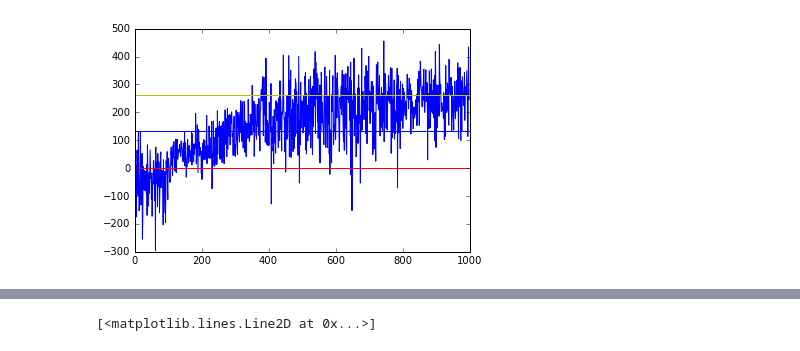
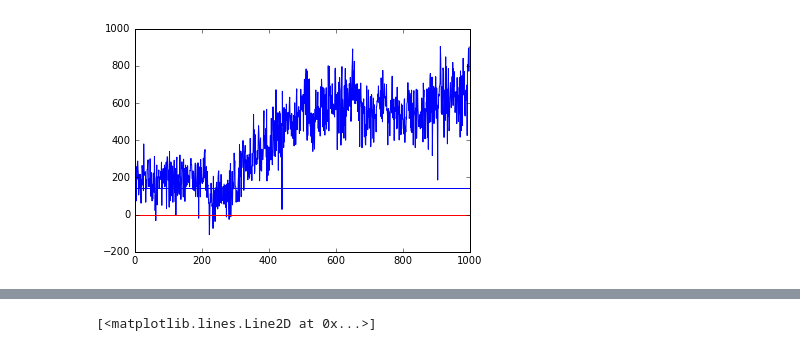
Before and after one commit to JonComo/stumbly, a Jupyter notebook: stumbly_policy.ipynb, the cells around one changed output, grey strips where cells are left out. Drawn from its saved outputs; the diff is of its cells as text; code cells hidden in the pictures.

Commit message:
nice policy improvement with weight scaling

```diff
--- a/stumbly_policy.ipynb
+++ b/stumbly_policy.ipynb
@@ -34,7 +34,7 @@ from time import sleep
 # if the average reward at the end of an episode is positive, we want the agent to act more like it did
 # if the reward was negative we want it to act less like it did that episode
 
-FILE = 'creatures/two_legs.json'
+FILE = 'creatures/bisected.json'
 
 # Physics engine and window
 LOWER_LIM = -.1 * np.pi
@@ -68,6 +68,9 @@ def features(time_step=0):
             a /= ANGLE_RANGE
             a = a * 2.0 - 1.0
             f += [a]
+            f += [b.angularVelocity]
+            f += [b.linearVelocity[0]]
+            f += [b.linearVelocity[1]]
             #f += [np.sin(a)]
             #f += [np.cos(a)]
             f += [engine.to_screen(b.position)[0]/engine.height]
@@ -96,19 +99,15 @@ def set_position(position, zero_vel=True):
             b.position = (b.position[0] + shift[0], b.position[1] + shift[1])
 
 
-TIMESTEPS = 60 # timesteps per episode
+TIMESTEPS = 40 # timesteps per episode
 exploration_length = 100
-r_margin = 100
-r_rate = 0.05
 
 total_r = 0.0
-running_avg = 0.0
 episode = 0
-start_p = body_position()
-end_p = start_p
 
-learning_rate = .1
-variance = 3 # increase or decrease deviation from means output by nn
+learning_rate = .02
+variance = 1 # increase or decrease deviation from means output by nn
+scale = 0.05
 
 hdim = 16
 
@@ -117,8 +116,8 @@ act_p = lambda x: 1.0 - np.tanh(x)**2
 #act = lambda x: x * (x > 0)
 #act_p = lambda x: (x > 0).astype(np.float)
 
-W1 = np.random.randn(features().shape[1], hdim) # initial set of weights
-W2 = np.random.randn(hdim, joint_count) # initial set of weights
+W1 = np.random.random_sample([features().shape[1], hdim]) * scale - scale/2 # initial set of weights
+W2 = np.random.random_sample([hdim, joint_count]) * scale - scale/2 # initial set of weights
 
 bestW1 = W1.copy()
 bestW2 = W2.copy()
@@ -127,13 +126,13 @@ rs = []
 grads = []
 max_r = float('-inf')
 
+g1 = np.zeros_like(W1)
+g2 = np.zeros_like(W2)
+
 speedup = False
 running = True
 
 while running:
-    end_p = body_position()
-    total_r = end_p[0] - start_p[0]
-    running_avg += (total_r - running_avg) * r_rate
     rs += [total_r]
 
     if episode % 100 == 0:
@@ -144,7 +143,6 @@ while running:
         fig = plt.plot(rs, 'b')
         plt.plot([0, len(rs)], [0, 0], 'r')
         plt.plot([0, len(rs)], [max_r, max_r], 'b')
-        plt.plot([0, len(rs)], [running_avg, running_avg], 'y')
         plt.show()
 
         #plt.figure(figsize=(10, 10))
@@ -159,35 +157,37 @@ while running:
             max_r = total_r
             bestW1 = W1.copy()
             bestW2 = W2.copy()
-        W1 = np.random.randn(features().shape[1], hdim)
-        W2 = np.random.randn(hdim, joint_count)
+        W1 = np.random.randn(features().shape[1], hdim) * scale
+        W2 = np.random.randn(hdim, joint_count) * scale
     elif episode == exploration_length:
         W1 = bestW1.copy()
         W2 = bestW2.copy()
         speedup = False
     elif episode > exploration_length:
         # go through each gradient and apply
-        if total_r > running_avg + r_margin:
-            print('applying grads')
-            #W1 *= 0.99998
-            #W2 *= 0.99998
-            for grad in grads:
-                W1 += learning_rate * grad['g1'] / float(TIMESTEPS)
-                W2 += learning_rate * grad['g2'] / float(TIMESTEPS)
-        elif total_r < running_avg - r_margin:
-            print('subtracting grads')
-            #W1 *= 0.99998
-            #W2 *= 0.99998
-            for grad in grads:
-                W1 -= learning_rate * grad['g1'] / float(TIMESTEPS)
-                W2 -= learning_rate * grad['g2'] / float(TIMESTEPS)
+        segment = rs[-4:]
+        r = (total_r - np.average(segment))/np.std(segment)
+        #r = np.tanh(r)
+
+        g1[:] = 0
+        g2[:] = 0
+
+        for grad in grads:
+            g1 += grad['g1']
+            g2 += grad['g2']
+
+        W1 += learning_rate * g1 / float(TIMESTEPS) * r
+        W2 += learning_rate * g2 / float(TIMESTEPS) * r
+
+        #g1 *= 0.3
+        #g2 *= 0.3
 
 
     # new episode
     engine.clear_all_but_ground()
     engine.load(FILE)
 
-    set_position((engine.width/2, engine.height/2))
+    set_position((engine.width/2 - 400, engine.height/2))
 
     for j in engine.world.joints:
         j.motorSpeed = np.random.randn()
@@ -224,64 +224,69 @@ while running:
                     speedup = not speedup
                     if not speedup:
                         reset = True
-                variance = max(min(variance, 3), 0.1)
+                variance = max(variance, 0.1)
 
         x = features(t)
         z1 = x.dot(W1)
         h1 = act(z1)
         z2 = h1.dot(W2)
 
-        torques = z2 + np.random.randn(z2.shape[0], z2.shape[1]) * variance
+        #torques = z2 + np.random.randn(z2.shape[0], z2.shape[1]) * variance
+        torques = np.array([np.random.normal(loc=u, scale=np.sqrt(variance)) for u in z2[0]])
 
-        prior_p = body_position()
+        start_p = body_position()
 
         for i, j in enumerate(engine.world.joints):
-            j.motorSpeed = torques[0, i]
+            j.motorSpeed = torques[i]
 
 
-        for i in range(20):
+        for i in range(10):
             engine.step_physics(1)
             if not speedup:
                 engine.clear_screen()
 
-                p = body_position()
-                p = (int(p[0]), int(p[1]))
-                engine.draw_circle(p, 10, (0, 255, 0))
+                #p = body_position()
+                #p = (int(p[0]), int(p[1]))
+                #engine.draw_circle(p, 10, (0, 255, 0))
 
                 engine.render()
                 engine.clock_tick()
 
+        end_p = body_position()
 
         # reward
         #reward = np.average([engine.to_screen(b.position)[0]/engine.width - .5 for b in engine.world.bodies])
-        #reward = (end_p[0] - start_p[0])
+        reward = (end_p[0] - start_p[0])
         #reward = 1 if end_p[0] > start_p[0] else 0
         #reward = 1.0 - np.average([engine.to_screen(b.position)[1]/engine.height for b in engine.world.bodies])
 
-        #total_r += reward
+        total_r += reward
+
+        if end_p[0] > engine.width-100:
+            set_position((engine.width/2-400, end_p[1]))
 
         # grad
         if episode > exploration_length:
             delta = (torques - z2) / variance
             g2 = np.multiply(h1.T, delta)
             dh1 = W2.dot(delta.T).T
             dz1 = np.multiply(dh1, act_p(z1))
             g1 = np.multiply(x.T, dz1)
 
             grad = {'g1': g1, 'g2': g2}
             grads += [grad]
 
         if t > TIMESTEPS:
             reset = True
             engine.render()
 
         if not speedup:
             engine.render()
             engine.clock_tick()
 
         # prepare for next rounds
         t += 1
 
 engine.close()
 # %% [output]
-[figure, old version]
+[figure, new version]
```
Also changed, not shown: parts of 1 cell of this notebook, 1 other file.
